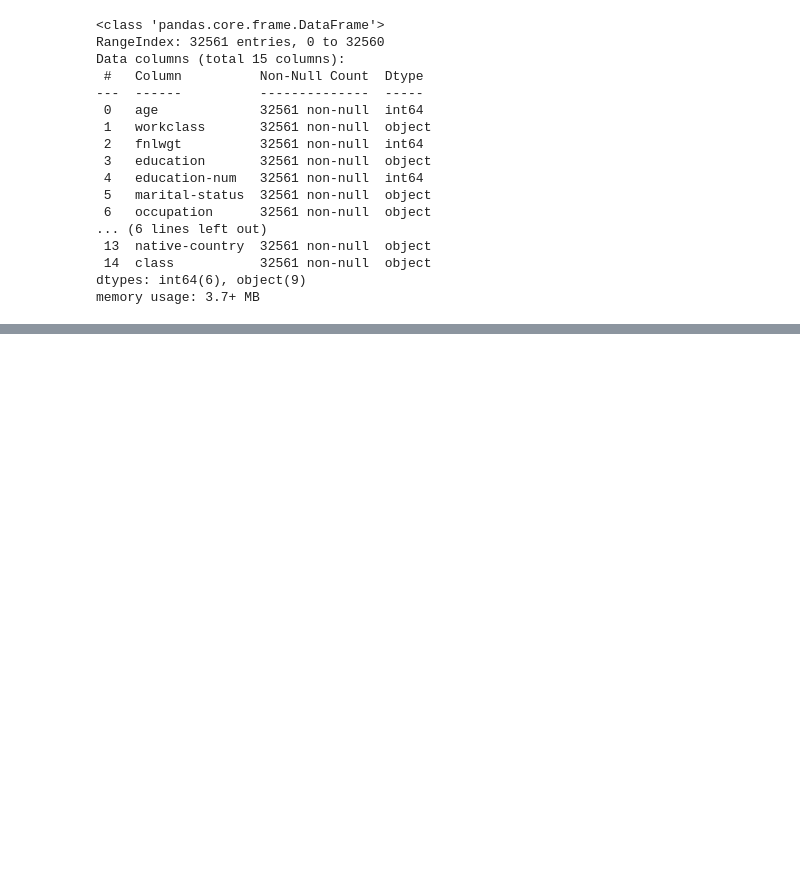
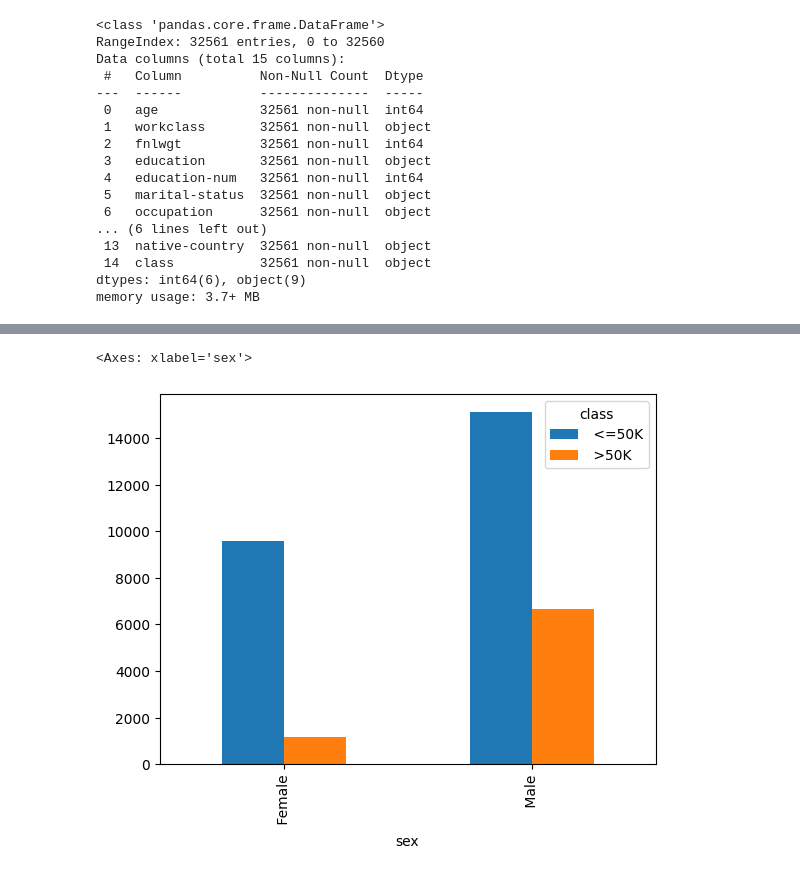
Before and after one commit to maximarbuzov/maxim, a Jupyter notebook: Untitled11.ipynb, the cells around one changed output, grey strips where cells are left out. Drawn from its saved outputs; the diff is of its cells as text; code cells hidden in the pictures; blank space fills up the shorter version.

```diff
--- a/Untitled11.ipynb
+++ b/Untitled11.ipynb
@@ -58,0 +110,3 @@ data.describe()
+# %%
+#Ho - статистически значимая связь между полом и уровнем дохода отсутствует
+contingency_table=pd.crosstab(data['sex'],data['class'])
@@ -58,0 +130,5 @@ data.describe()
+# %%
+contingency_table.plot(kind='bar')
+# %% [output]
+<Axes: xlabel='sex'>
+[figure, added]
```
Also changed, not shown: parts of 19 cells of this notebook.
